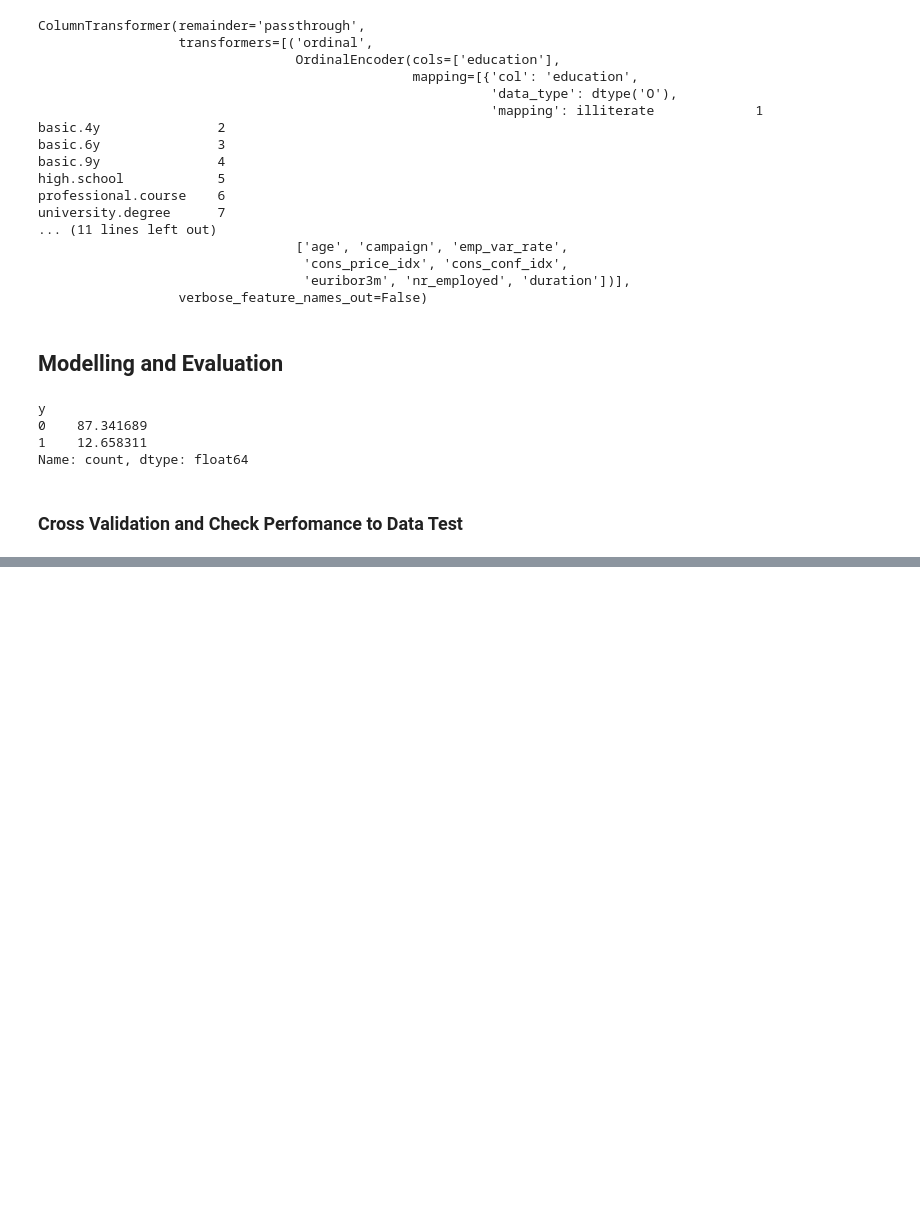
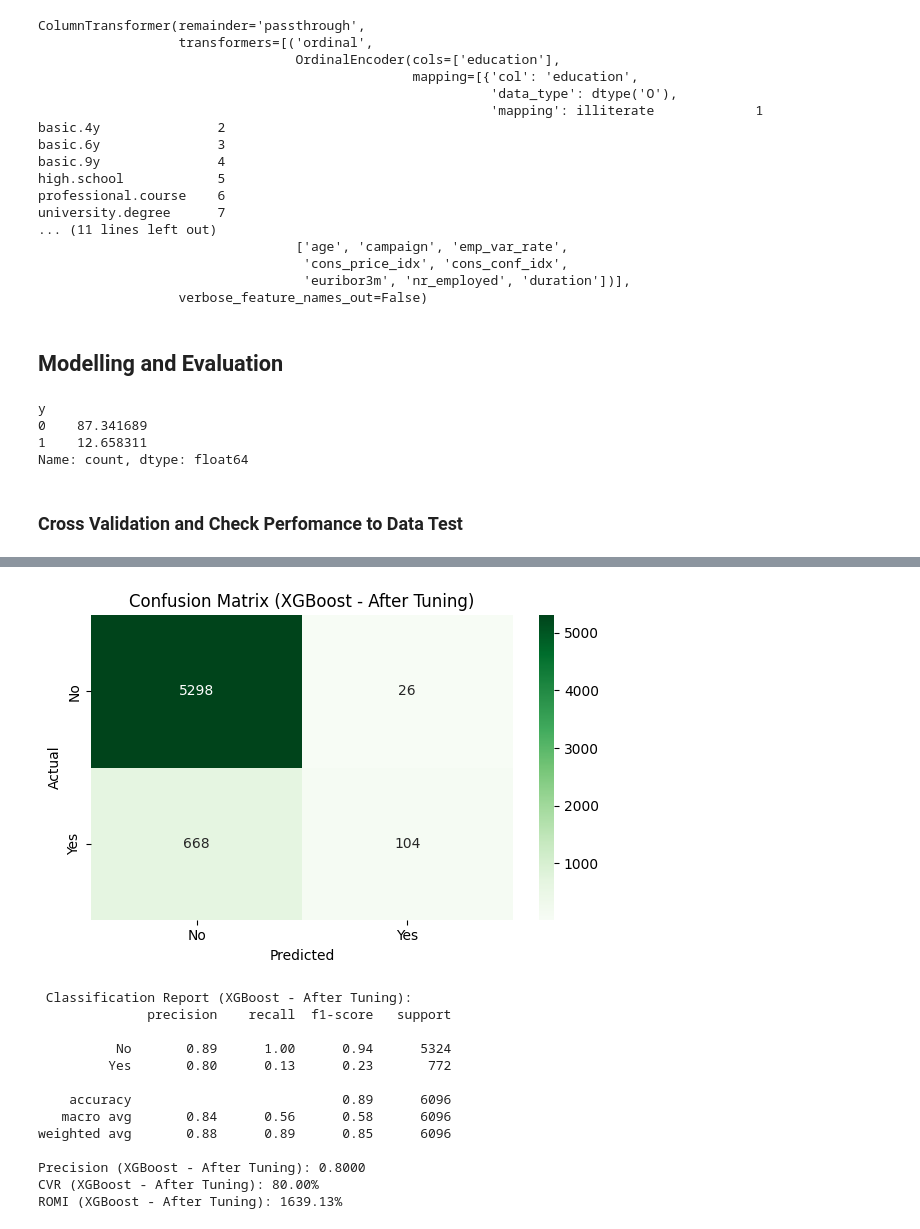
Before and after one commit to Stefanuswilfrid/bank-telemarketing-predictive-model, a Jupyter notebook: Notebook/Bank_Telemarketing_Modeling_ML.ipynb, the cells around one changed output, grey strips where cells are left out. Saved outputs shown, nothing was run; the diff lists cells and outputs as text; code cells hidden in the pictures; blank space fills up the shorter version.

```diff
--- a/Notebook/Bank_Telemarketing_Modeling_ML.ipynb
+++ b/Notebook/Bank_Telemarketing_Modeling_ML.ipynb
@@ -158,0 +544,41 @@ sampling_strategies = {
+# %%
+# Prediction
+y_pred_xgb_after = best_xgb_model.predict(X_test)
+
+# Confusion Matrix
+cm_xgb_after = confusion_matrix(y_test, y_pred_xgb_after)
+plt.figure(figsize=(6, 4))
+sns.heatmap(cm_xgb_after, annot=True, fmt='d', cmap='Greens', xticklabels=['No', 'Yes'], yticklabels=['No', 'Yes'])
+plt.xlabel('Predicted')
+plt.ylabel('Actual')
+plt.title('Confusion Matrix (XGBoost - After Tuning)')
+plt.tight_layout()
+plt.show()
+
+# Classification Report
+print("\n Classification Report (XGBoost - After Tuning):")
+print(classification_report(y_test, y_pred_xgb_after, target_names=['No', 'Yes']))
+
+# Precision
+precision_xgb_after = precision_score(y_test, y_pred_xgb_after)
+print(f"Precision (XGBoost - After Tuning): {precision_xgb_after:.4f}")
+
+cvr_xgb_after = calc_cvr(y_test, y_pred_xgb_after)
+romi_xgb_after = calc_romi(y_test, y_pred_xgb_after)
+print(f"CVR (XGBoost - After Tuning): {cvr_xgb_after:.2f}%")
+print(f"ROMI (XGBoost - After Tuning): {romi_xgb_after:.2f}%")
+# %% [output]
+[figure, added]
+ Classification Report (XGBoost - After Tuning):
+              precision    recall  f1-score   support
+
+          No       0.89      1.00      0.94      5324
+         Yes       0.80      0.13      0.23       772
+
+    accuracy                           0.89      6096
+   macro avg       0.84      0.56      0.58      6096
+weighted avg       0.88      0.89      0.85      6096
+
+Precision (XGBoost - After Tuning): 0.8000
+CVR (XGBoost - After Tuning): 80.00%
+ROMI (XGBoost - After Tuning): 1639.13%
```
Also changed, not shown: parts of 13 cells of this notebook, 2 other files.
